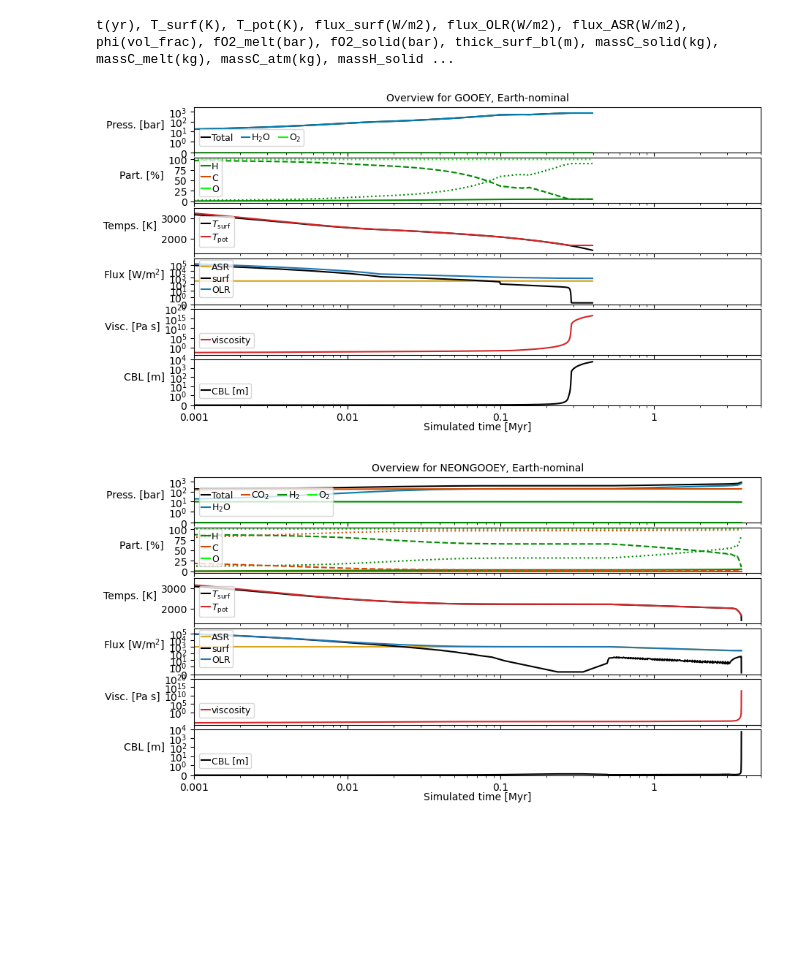
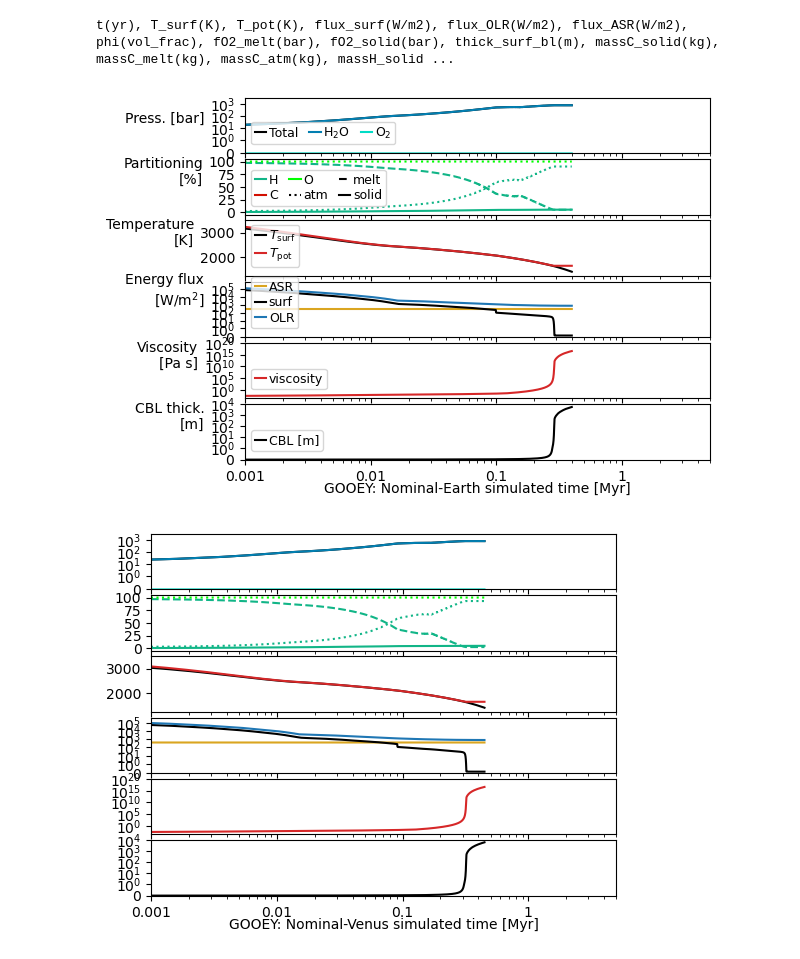
Before and after one commit to lena-noack/chili, a Jupyter notebook: intercomparison/analysis_solarsystem/individual.ipynb, the cells around one changed output. Drawn from its saved outputs; the diff is of its cells as text; code cells hidden in the pictures; blank space fills up the shorter version.

Commit message:
Overview plots of venus

```diff
--- a/intercomparison/analysis_solarsystem/individual.ipynb
+++ b/intercomparison/analysis_solarsystem/individual.ipynb
@@ -43,10 +43,10 @@ print(", ".join(models_data["proteus"]["earth"]["Hhigh-Chigh-evo"].keys()))
 # %% [output]
 t(yr), T_surf(K), T_pot(K), flux_surf(W/m2), flux_OLR(W/m2), flux_ASR(W/m2), phi(vol_frac), fO2_melt(bar), fO2_solid(bar), thick_surf_bl(m), massC_solid(kg), massC_melt(kg), massC_atm(kg), massH_solid ...
 # %%
-def plot_overview(model, planet, case):
+def plot_overview(model, planet, case, ylabels=False, legends=False):
 
     Nax = 6
-    fig,axs = plt.subplots(Nax,1, figsize=(10,0.5+0.8*Nax), sharex=True)
+    fig,axs = plt.subplots(Nax,1, figsize=(6,0.5+0.7*Nax), sharex=True)
 
     dat = models_data[model][planet][case+"-evo"]
     x = dat["t(yr)"]/1e6
@@ -79,14 +79,17 @@ def plot_overview(model, planet, case):
             y = 100*dat[key]/tot
             if np.any(y > 0):
                 ax.plot(x, y, color=get_color(elem), ls={'atm':'dotted', 'melt':'dashed', 'solid':'solid'}[res])
-    ax.set_ylabel("Part. [%]", rotation=0, ha='right')
+    ax.set_ylabel("Partitioning\n[%]", rotation=0, ha='right')
     ax.set_yticks([0, 25, 50, 75, 100])
+    ax.plot([],[], color='k', ls='dotted', label="atm")
+    ax.plot([],[], color='k', ls='dashed', label="melt")
+    ax.plot([],[], color='k', ls='solid', label="solid")
 
     # Temperatures
     ax = axs[2]
     ax.plot(x, dat["T_surf(K)"], c='black',   label=r"$T_{\rm surf}$")
     ax.plot(x, dat["T_pot(K)"],  c='tab:red', label=r"$T_{\rm pot}$")
-    ax.set_ylabel("Temps. [K]", rotation=0, ha='right')
+    ax.set_ylabel("Temperature\n[K]", rotation=0, ha='right')
     ax.set_ylim(bottom=1250, top=3500)
 
     # Fluxes
@@ -95,13 +98,13 @@ def plot_overview(model, planet, case):
     ax.plot(x, dat["flux_surf(W/m2)"],  c='black', label="surf")
     ax.plot(x, dat["flux_OLR(W/m2)"],   c='tab:blue', label="OLR")
     ax.set_yscale("symlog", linthresh=1)
-    ax.set_ylabel("Flux [W/m$^2$]", rotation=0, ha='right')
+    ax.set_ylabel("Energy flux\n[W/m$^2$]", rotation=0, ha='right')
     ax.set_ylim(bottom=0)
 
     # Viscosity
     y = dat["viscosity(Pa.s)"]
     ax = axs[4]
-    ax.set_ylabel("Visc. [Pa s]", rotation=0, ha='right')
+    ax.set_ylabel("Viscosity\n[Pa s]", rotation=0, ha='right')
     if np.any(y > 0):
         ax.plot(x, y, c='tab:red', label="viscosity")
         ax.set_yscale("log")
@@ -110,46 +113,57 @@ def plot_overview(model, planet, case):
     # Skin thickness
     y = dat["thick_surf_bl(m)"]
     ax = axs[5]
-    ax.set_ylabel("CBL [m]", rotation=0, ha='right')
+    ax.set_ylabel("CBL thick.\n[m]", rotation=0, ha='right')
     if np.any(y > 0):
         ax.plot(x, y, c='k', label="CBL [m]")
         ax.set_yscale("symlog", linthresh=1)
         ax.set_ylim(bottom=0, top=1e4)
 
 
     for iax,ax in enumerate(axs):
         if iax == 0:
             ncol = 4
+        elif iax == 1:
+            ncol = 3
         else:
             ncol = 1
 
         leg = ax.legend(loc="lower left", bbox_to_anchor=(0.0, 0.05), ncol=ncol,
-                  fontsize=9, handletextpad=0.2, columnspacing=0.9, handlelength=0.9, labelspacing=0.2, borderpad=0.3,
+                  fontsize=9, handletextpad=0.2, columnspacing=0.9,
+                  handlelength=0.9, labelspacing=0.2, borderpad=0.3,
                   frameon=True)
 
         # if legend is empty
         if leg.get_texts() == []:
             leg.remove()
             ax.text(0.5, 0.5, "No data", ha='center', va='center', transform=ax.transAxes, fontsize=10, color='gray')
             ax.set_yticks([])
 
-    axs[-1].set_xlabel("Simulated time [Myr]", labelpad=-1)
+        # remove ylabels for all but earth
+        if not ylabels:
+            ax.set_ylabel("")
+        if not legends:
+            ax.legend().remove()
+
+    lbl = case
+    if lbl == "nominal":
+        lbl = "Nominal"
+    title = get_label(model) + ": " + lbl + "-"+ get_label(planet)  + " simulated time [Myr]"
+    axs[-1].set_xlabel(title , labelpad=-1)
     axs[-1].set_xscale("log")
     axs[-1].set_xlim(left=1e-3, right=5)
     axs[-1].xaxis.set_major_formatter(mpl.ticker.FormatStrFormatter("%g"))
 
     fig.subplots_adjust(hspace=0.1)
 
-    title = "Overview for " + get_label(model) + ", " + get_label(planet) + "-" + case
-    axs[0].set_title(title, fontsize=10)
-
-
     plt.show()
     fig.savefig(f"out/overview_{model}_{planet}_{case}.{EXT}", bbox_inches='tight', dpi=DPI, pad_inches=0.03)
 
 
 for model in models:
-    plot_overview(model, "earth", "nominal")
+    for planet in planets:
+        ylabels = bool(planet == "earth" )
+        plot_overview(model, planet, "nominal", ylabels=ylabels, legends=ylabels)
 # %% [output]
-[figure, old version]
+[figure, new version]
-[figure, old version]
+[figure, new version]
```
Also changed, not shown: parts of 1 cell of this notebook.
